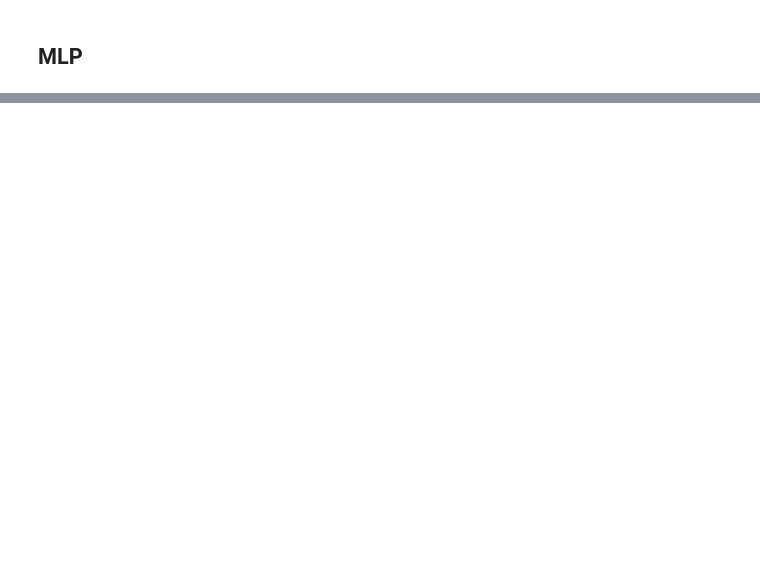
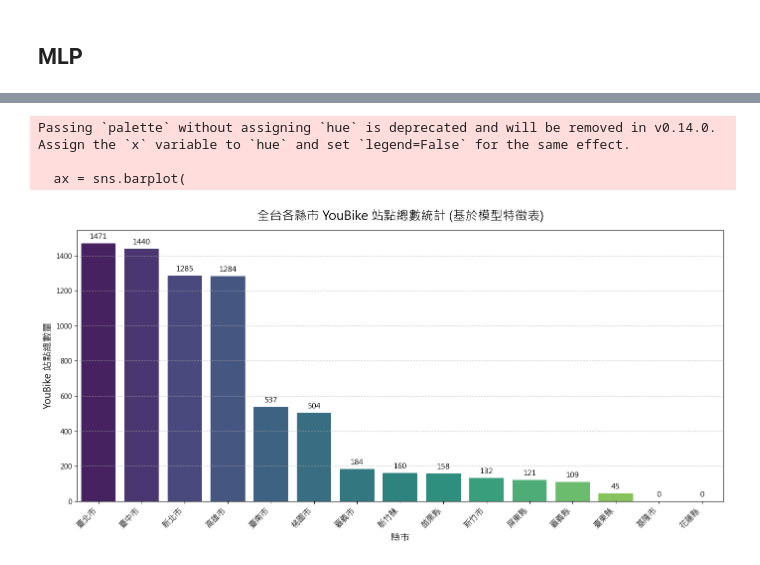
Before and after one commit to kennywang112/ST-RTA, a Jupyter notebook: ModelsV7/Model.ipynb, the cells around one changed output, grey strips where cells are left out. Drawn from its saved outputs; the diff is of its cells as text; code cells hidden in the pictures; blank space fills up the shorter version.

```diff
--- a/ModelsV7/Model.ipynb
+++ b/ModelsV7/Model.ipynb
@@ -345,0 +337,16 @@ plt.show()
+# %%
+final_full = pd.read_csv("../ComputedDataV7/ForModel/final_data_full.csv")
+final_grid = pd.read_csv("../ComputedDataV7/Grid/trend_grid.csv")
+grid_ehsa = pd.read_csv("../ComputedDataV7/Grid/grid_ehsa_區級篩選.csv")
+
+grid_ehsa.drop(columns=['accident_count'], inplace=True, errors='ignore')
+final_grid.reset_index(inplace=True, drop=True)
+# %%
+target_hour = 0
+
+hourly_label = grid_ehsa[grid_ehsa['hour'] == target_hour][['grid_id', 'gi_zscore']]
+hourly_label = hourly_label.rename(columns={'gi_zscore': f'gi_zscore_h{target_hour}'})
+
+final_full = pd.merge(final_full, hourly_label, on='grid_id', how='left')
+final_full.reset_index(drop=True, inplace=True)
+final_full.rename(columns=col_translation, inplace=True)
@@ -345,0 +369,35 @@ plt.show()
+# %%
+import seaborn as sns
+
+plt.rcParams['axes.unicode_minus'] = False
+
+county_youbike_counts = final_full.groupby('COUNTYNAME')['num_youbike'].sum().fillna(0).reset_index()
+
+county_youbike_counts = county_youbike_counts.sort_values(by='num_youbike', ascending=False)
+
+plt.figure(figsize=(14, 7))
+
+ax = sns.barplot(
+    data=county_youbike_counts,
+    x='COUNTYNAME',
+    y='num_youbike',
+    palette='viridis'
+)
+
+for index, value in enumerate(county_youbike_counts['num_youbike']):
+    plt.text(index, value + (county_youbike_counts['num_youbike'].max() * 0.01), f'{int(value)}',
+             ha='center', va='bottom', fontsize=11, fontweight='bold')
+
+plt.title('全台各縣市 YouBike 站點總數統計 (基於模型特徵表)', fontsize=18, fontweight='bold', pad=15)
+plt.xlabel('縣市', fontsize=14)
+plt.ylabel('YouBike 站點總數量', fontsize=14)
+plt.xticks(rotation=45, ha='right', fontsize=12)
+plt.grid(axis='y', linestyle='--', alpha=0.7)
+
+plt.tight_layout()
+plt.show()
+# %% [output]
+Passing `palette` without assigning `hue` is deprecated and will be removed in v0.14.0. Assign the `x` variable to `hue` and set `legend=False` for the same effect.
+
+  ax = sns.barplot(
+[figure, added]
```
Also changed, not shown: parts of 12 cells of this notebook, 3 other files.
